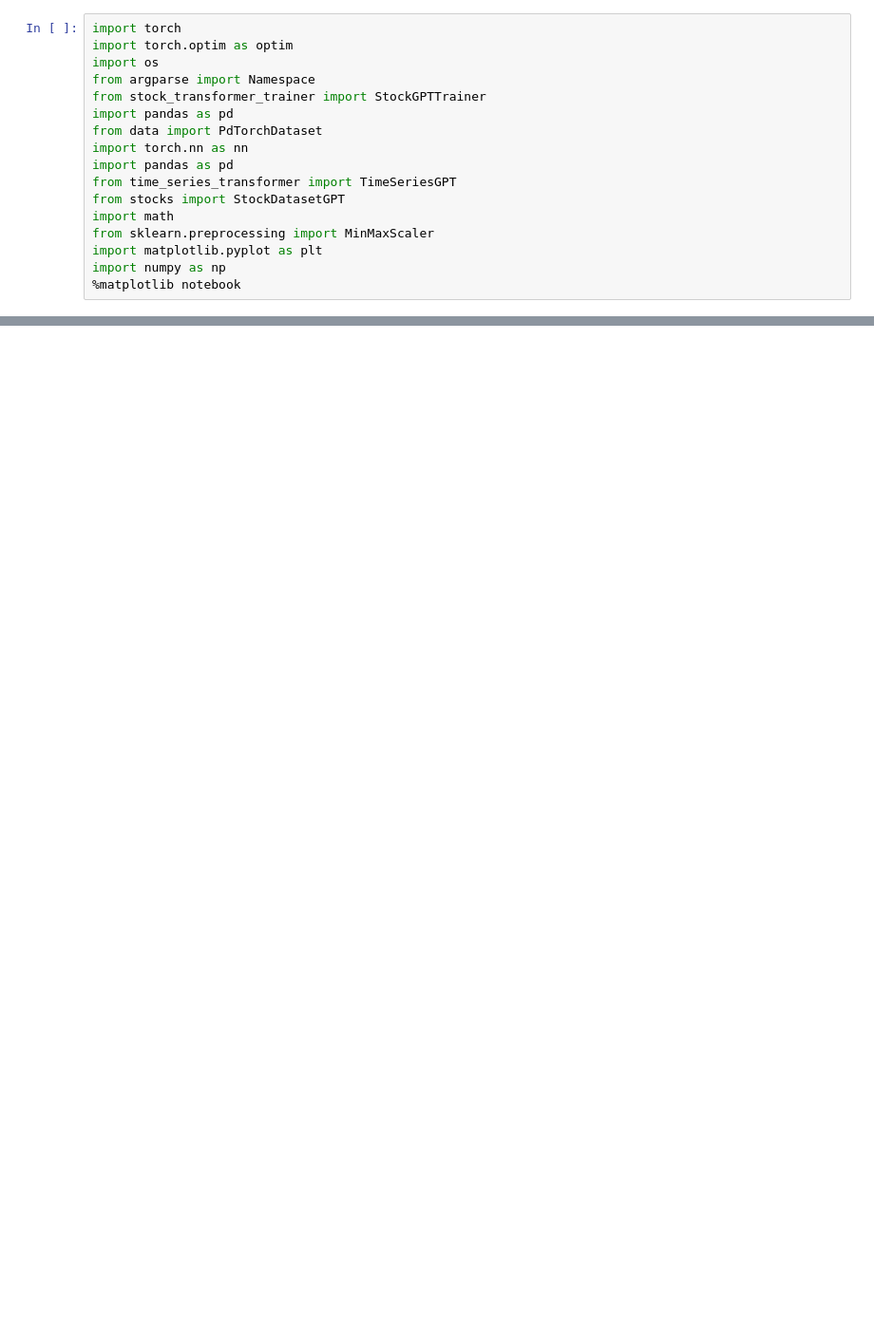
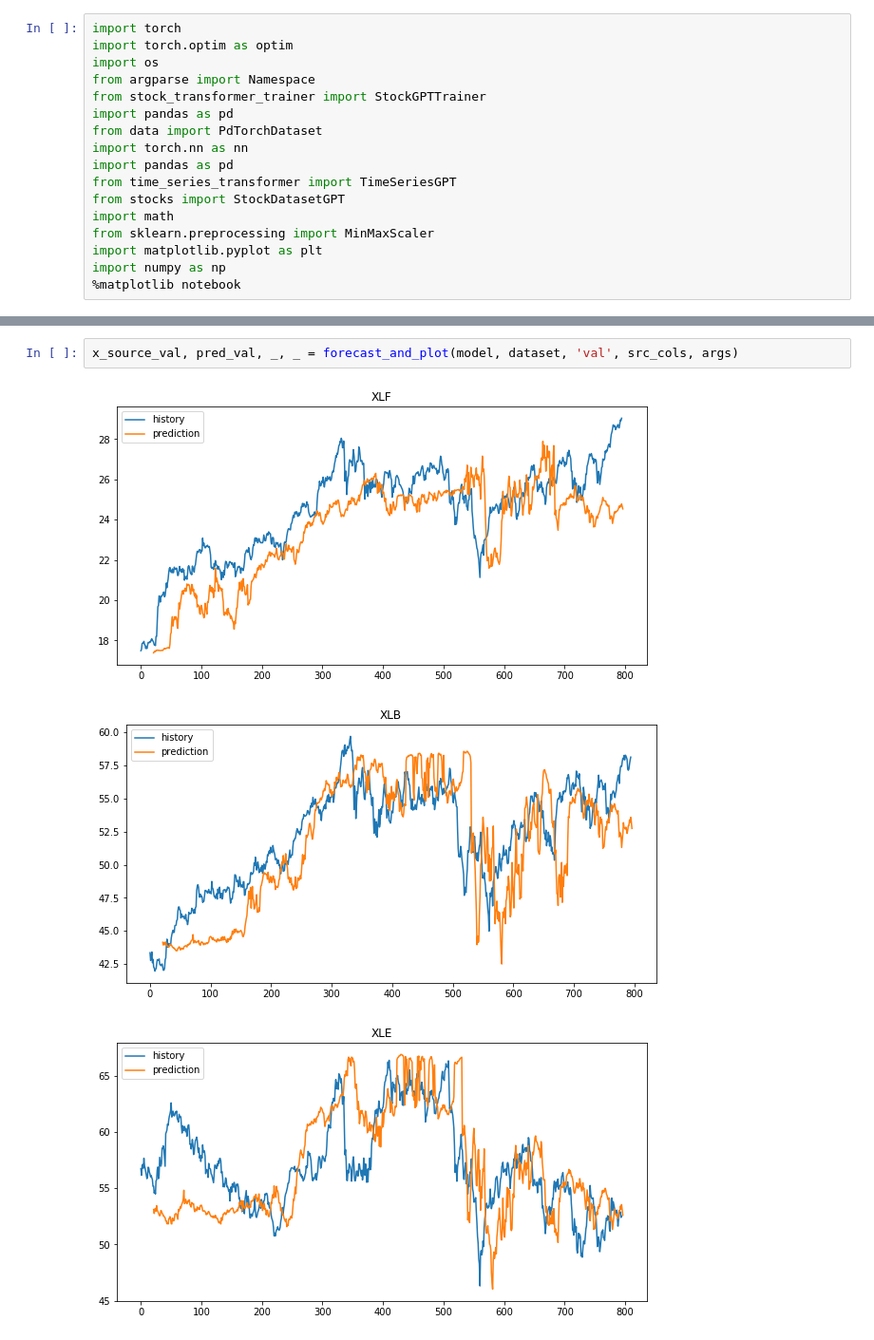
Before and after one commit to davefang1030/ts-transformer, a Jupyter notebook: ts_gpt.ipynb, the cells around one changed output, grey strips where cells are left out. Shown: that part at 95% size. Cells and saved outputs as stored; diff of their text form; blank space fills up the shorter version.

```diff
--- a/ts_gpt.ipynb
+++ b/ts_gpt.ipynb
@@ -203,0 +173,6 @@ args = Namespace(dataset_csv="sector_etf_logchg.csv",
+# %%
+x_source_val, pred_val, _, _ = forecast_and_plot(model, dataset, 'val', src_cols, args)
+# %% [output]
+[figure, added]
+[figure, added]
+[figure, added]
```
Also changed, not shown: parts of 21 cells of this notebook.
